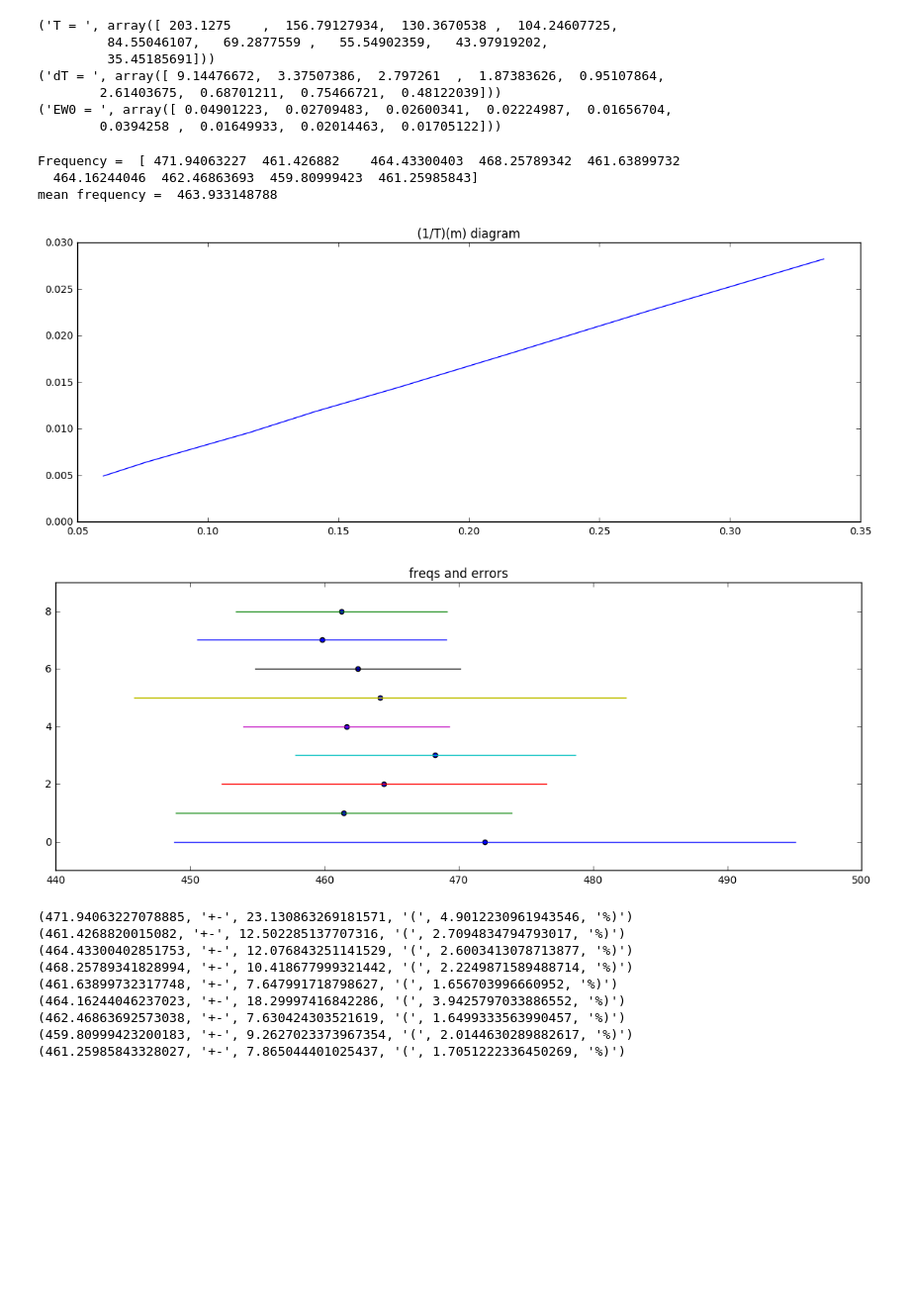
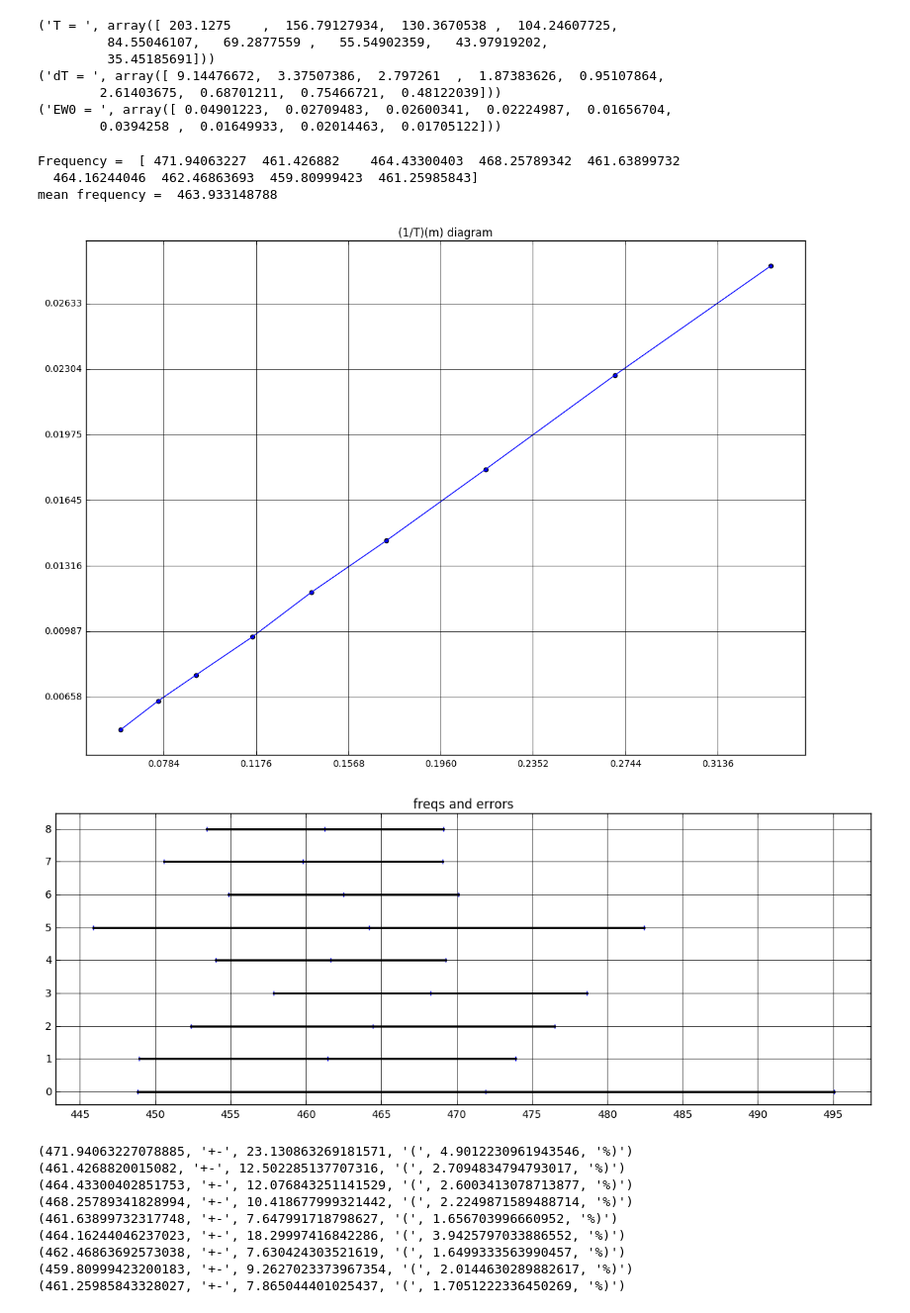
Before and after one commit to shevkunov/workout, a Jupyter notebook: labs/lab1.5.ipynb, the cells around one changed output. Shown at 99% size. Saved outputs shown, nothing was run; the diff lists cells and outputs as text; code cells hidden in the pictures; blank space fills up the shorter version.

Commit message:
add grids labs1.5

```diff
--- a/labs/lab1.5.ipynb
+++ b/labs/lab1.5.ipynb
@@ -179,7 +179,7 @@ T = np.array([(3. * (64.84 + 65.31) + 2.*(60. + 45.62 + 60. + 45.41)) / 4.,
               2. * (17.91 + 17.75) / 2.])
 
 assert (abs((T -T_measured_means).sum()) < 1e-10)
-
+'''
 FREQ_ABS = 466.
 W0 = m * T* k
 FREQ = W0 / (2. * math.pi)
@@ -190,5 +190,18 @@ for i, Tm in enumerate(T_measured):
     good_T = good_W0 / (m[i] * k)
     while len(T_measured[i]) < TESTS:
         T_measured[i].append((2.*good_T - np.array(T_measured[i]).mean()) * random.uniform(0.96, 1.04))
+'''
+
+T_measured = [
+    [194.52, 195.93, 211.24, 210.82],
+    [160.05, 157.95, 157.07801283267204, 152.08710452169683],
+    [131.52, 126.93, 133.47415338612211, 129.54406182900343],
+    [104.16, 103.05000000000001, 106.92109363516123, 102.85321536937906],
+    [84.84, 85.77, 83.84, 83.751844268393143],
+    [67.5, 67.94999999999999, 73.155884917584288, 68.545138669926828],
+    [54.75, 56.34, 55.828584969593955, 55.27750939370253],
+    [44.82, 44.2, 43.00717017969194, 43.889597908432215],
+    [35.82, 35.5, 35.728597844411894, 34.758829808216987]
+]
 print(T_measured)
 # %% [output]
@@ -214,28 +227,39 @@ ET0 = EW0
 # %%
 
 print "Frequency = " , T0
 print "mean frequency = ", T0.mean()
 
-plt.figure(figsize=(14,5))
+fig = plt.figure(figsize=(14,10))
 plt.title("(1/T)(m) diagram")
+plt.grid(which='major', axis='both', linestyle='-')
+ax = fig.gca()
+ax.set_xticks(np.linspace(0., m.max() * 1.05, 10))
+ax.set_yticks(np.linspace(0.,(1./T).max() * 1.05, 10))
 plt.plot(m, 1./T)
+plt.scatter(m, 1./T)
 plt.show()
 
-plt.figure(figsize=(14,5))
+fig = plt.figure(figsize=(14,5))
 plt.title("freqs and errors")
+plt.grid(which='major', axis='both', linestyle='-')
+ax = fig.gca()
+ax.set_yticks(np.arange(0, T0.size, 1))
+ax.set_xticks(np.arange(int((T0-T0*ET0).min()), int((T0+T0*ET0).max()) + 1, 5.))
 for i, (F, EF) in enumerate(zip(T0, ET0)):
-    plt.plot([F - F*EF, F + F*EF], np.ones(2) * i)
-    plt.scatter(F, [i])
+    plt.plot([F - F*EF, F + F*EF], np.ones(2) * i, color="black", linewidth=2.)
+    plt.scatter(F - F*EF, [i], marker='|')
+    plt.scatter(F, [i], marker='+')
+    plt.scatter(F + F*EF, [i], marker='|')
 plt.show()
 
 for F, EF in zip(T0, ET0):
     sciPrintR(F, EF)
 # %% [output]
 Frequency =  [ 471.94063227  461.426882    464.43300403  468.25789342  461.63899732
   464.16244046  462.46863693  459.80999423  461.25985843]
 mean frequency =  463.933148788
-[figure, old version]
+[figure, new version]
-[figure, old version]
+[figure, new version]
 (471.94063227078885, '+-', 23.130863269181571, '(', 4.9012230961943546, '%)')
 (461.4268820015082, '+-', 12.502285137707316, '(', 2.7094834794793017, '%)')
 (464.43300402851753, '+-', 12.076843251141529, '(', 2.6003413078713877, '%)')
```
Also changed, not shown: parts of 1 cell of this notebook.
